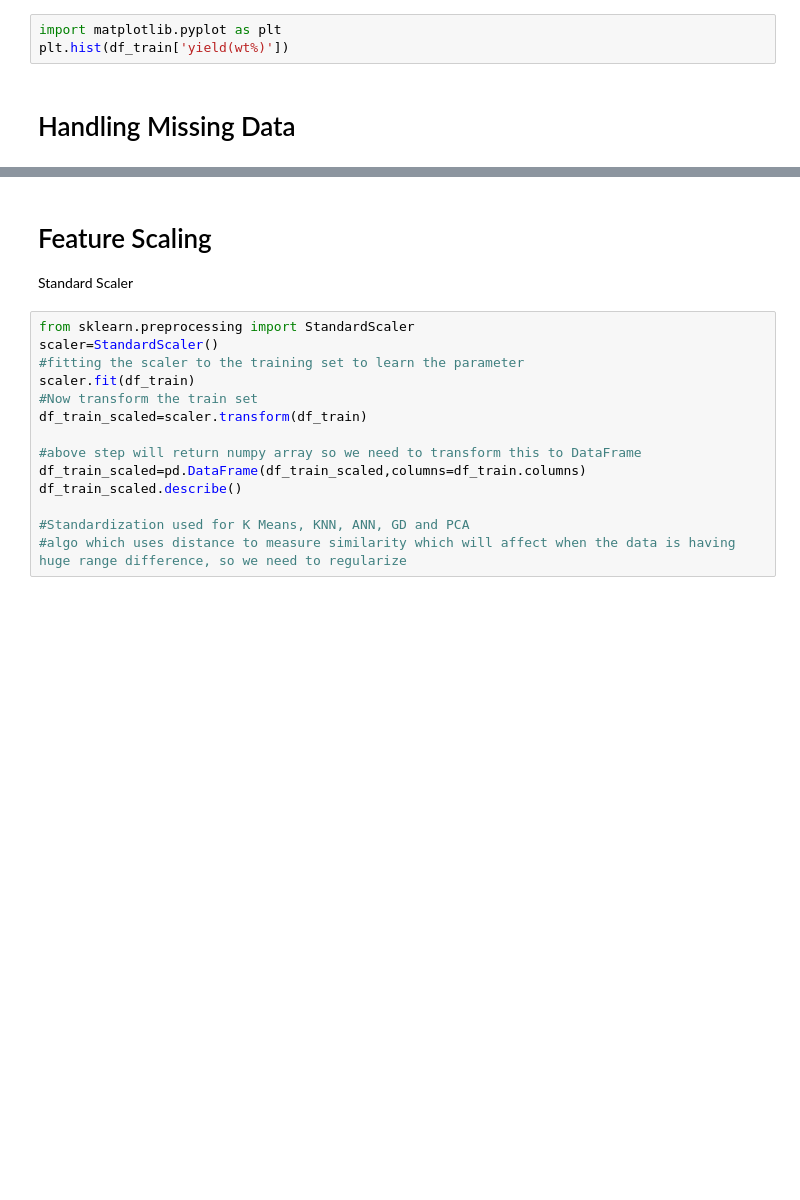
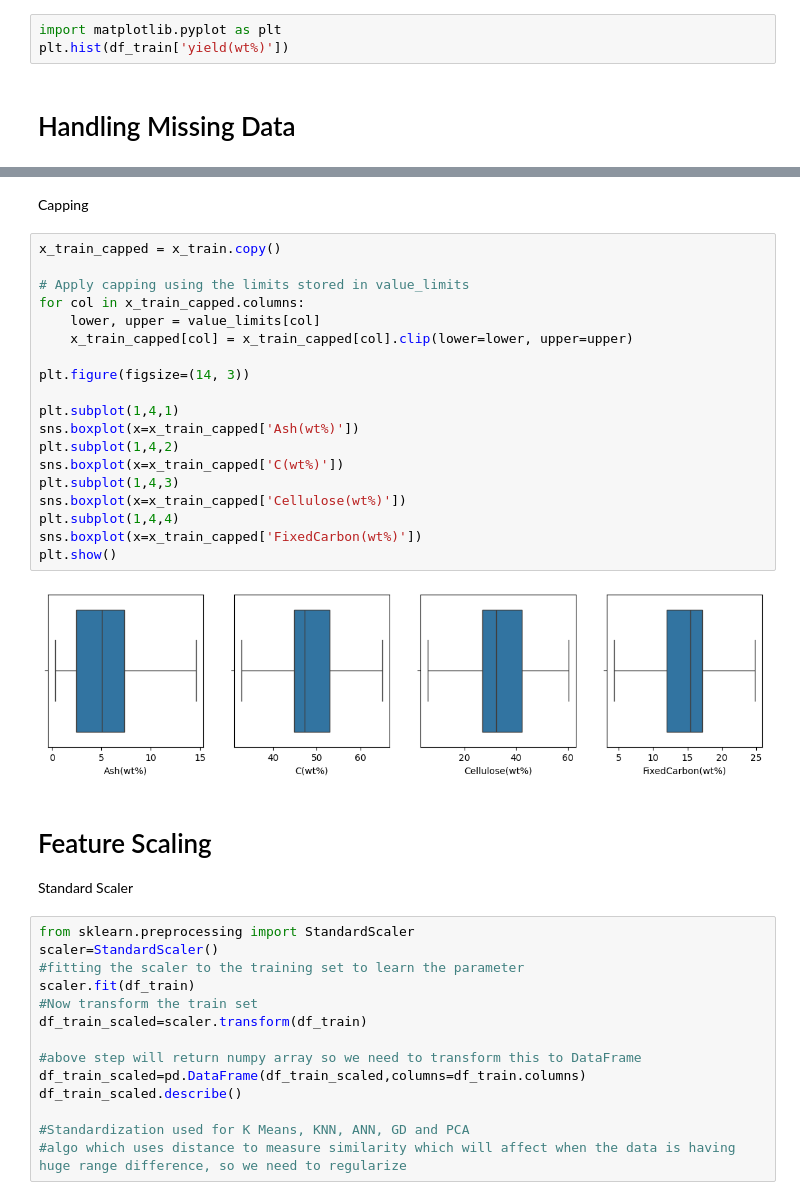
Before and after one commit to 17m301/BioFuel_YieldPrediction, a Jupyter notebook: Model.ipynb, the cells around one changed output, grey strips where cells are left out. Cells and saved outputs as stored; diff of their text form; blank space fills up the shorter version.

```diff
--- a/Model.ipynb
+++ b/Model.ipynb
@@ -76,3 +195,26 @@ dtype: int64
+# %% [markdown]
+Capping
+# %%
+x_train_capped = x_train.copy()
+
+# Apply capping using the limits stored in value_limits
+for col in x_train_capped.columns:
+    lower, upper = value_limits[col]
+    x_train_capped[col] = x_train_capped[col].clip(lower=lower, upper=upper)
+
+plt.figure(figsize=(14, 3))
+
+plt.subplot(1,4,1)
+sns.boxplot(x=x_train_capped['Ash(wt%)'])
+plt.subplot(1,4,2)
+sns.boxplot(x=x_train_capped['C(wt%)'])
+plt.subplot(1,4,3)
+sns.boxplot(x=x_train_capped['Cellulose(wt%)'])
+plt.subplot(1,4,4)
+sns.boxplot(x=x_train_capped['FixedCarbon(wt%)'])
+plt.show()
+# %% [output]
+[figure, added]
 # %% [markdown]
 # Feature Scaling
 Standard Scaler
```
Also changed, not shown: parts of 11 cells of this notebook.
